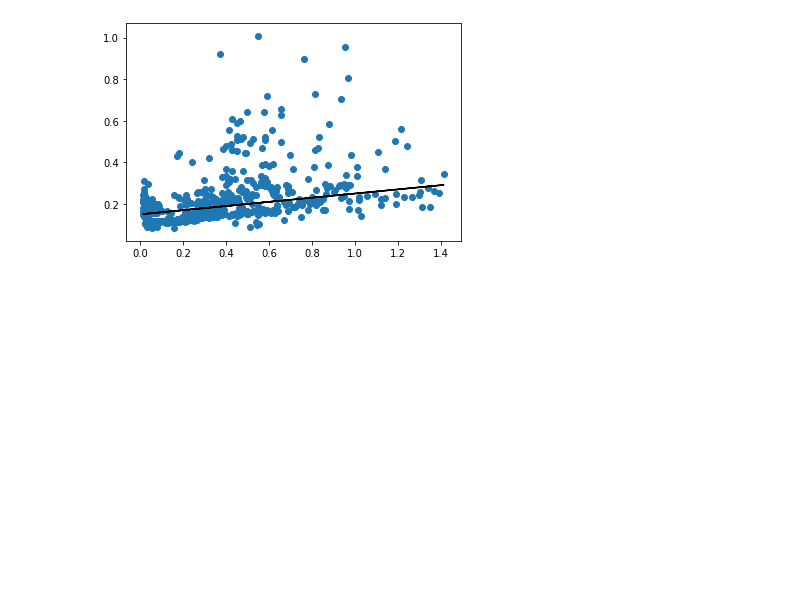
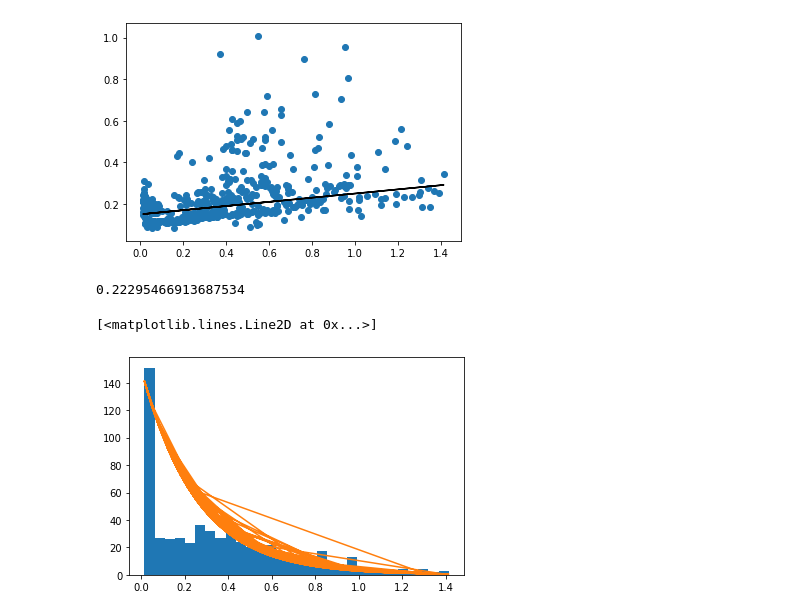
Before and after one commit to mjohnsonperimeter/cosmology_2019, a Jupyter notebook: SN_tutorial.ipynb, the cells around one changed output. Drawn from its saved outputs; the diff is of its cells as text; code cells hidden in the pictures; blank space fills up the shorter version.

```diff
--- a/SN_tutorial.ipynb
+++ b/SN_tutorial.ipynb
@@ -208,3 +226,13 @@ plt.plot(z_data,.1*z_data+.15,'k-')
 # %% [output]
 [<matplotlib.lines.Line2D at 0x...>]
 [figure]
+# %%
+np.mean(error_data)
+# %% [output]
+0.22295466913687534
+# %%
+plt.hist(z_data,30)
+plt.plot(z_data,150*np.exp(-4.*z_data))
+# %% [output]
+[<matplotlib.lines.Line2D at 0x...>]
+[figure, added]
```
Also changed, not shown: parts of 8 cells of this notebook.
